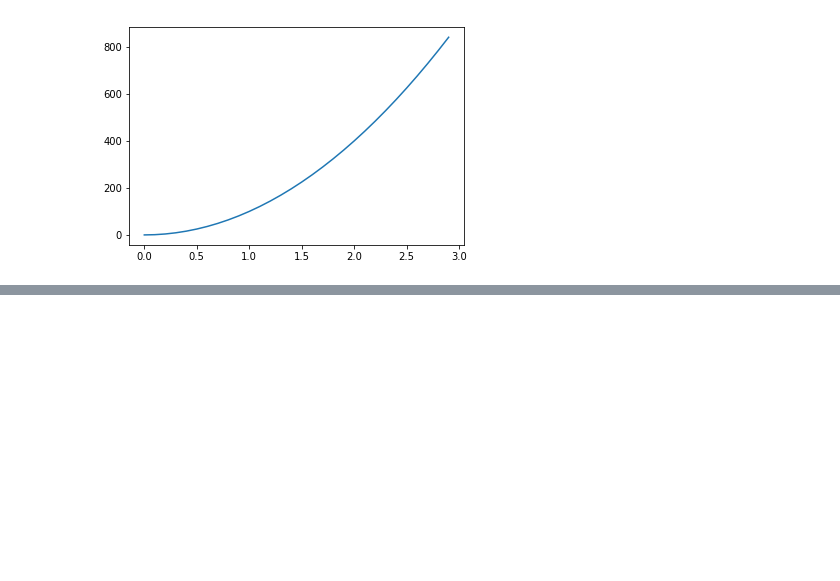
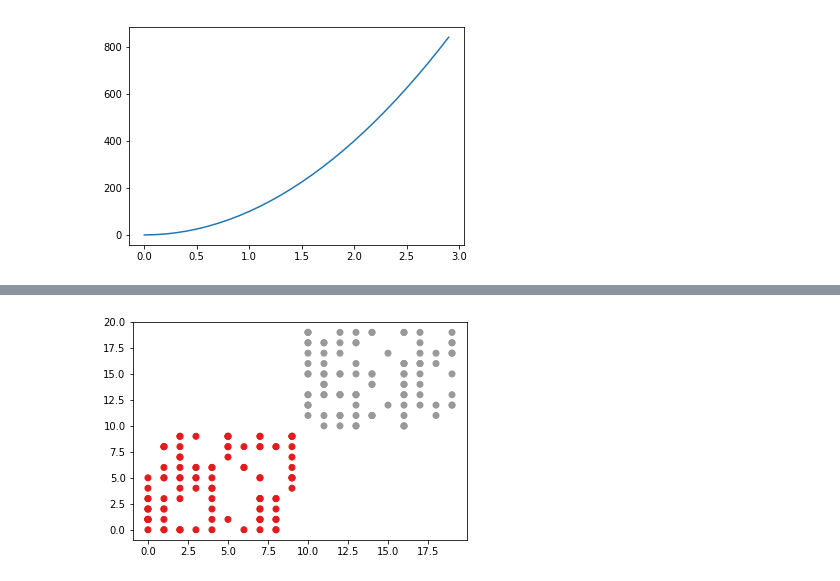
Before and after one commit to komi24/pythonOrsys23092019, a Jupyter notebook: jour5/numpy+visualisation.ipynb, the cells around one changed output, grey strips where cells are left out. Drawn from its saved outputs; the diff is of its cells as text; code cells hidden in the pictures; blank space fills up the shorter version.

```diff
--- a/jour5/numpy+visualisation.ipynb
+++ b/jour5/numpy+visualisation.ipynb
@@ -50,0 +58,8 @@ print(all_points.shape)
+# %%
+import matplotlib.pyplot as plt
+
+plt.scatter(all_points[:,0], all_points[:,1], c=all_labels, cmap='Set1')
+
+plt.show()
+# %% [output]
+[figure, added]
```
Also changed, not shown: parts of 5 cells of this notebook, 1 other file.
